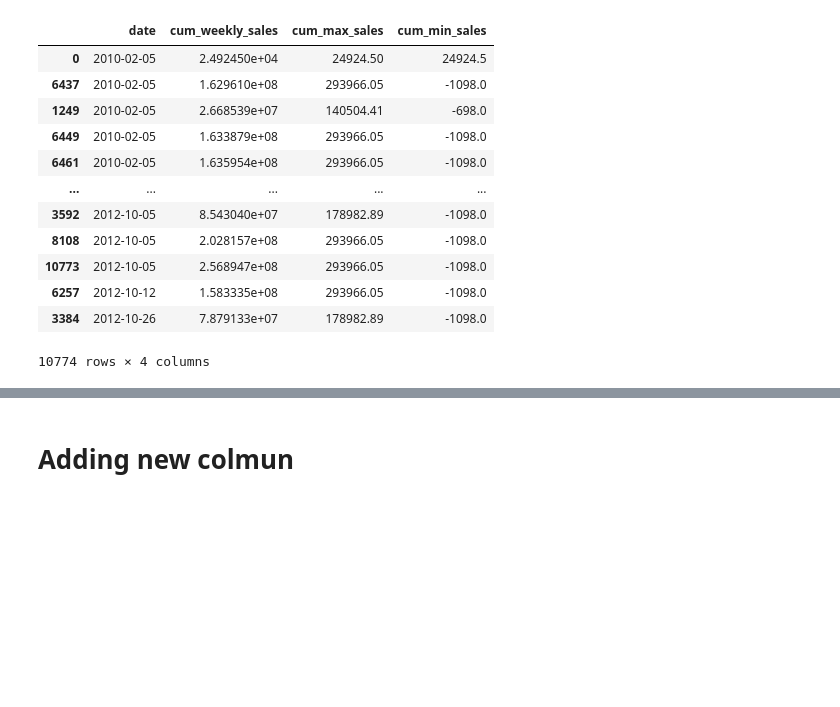
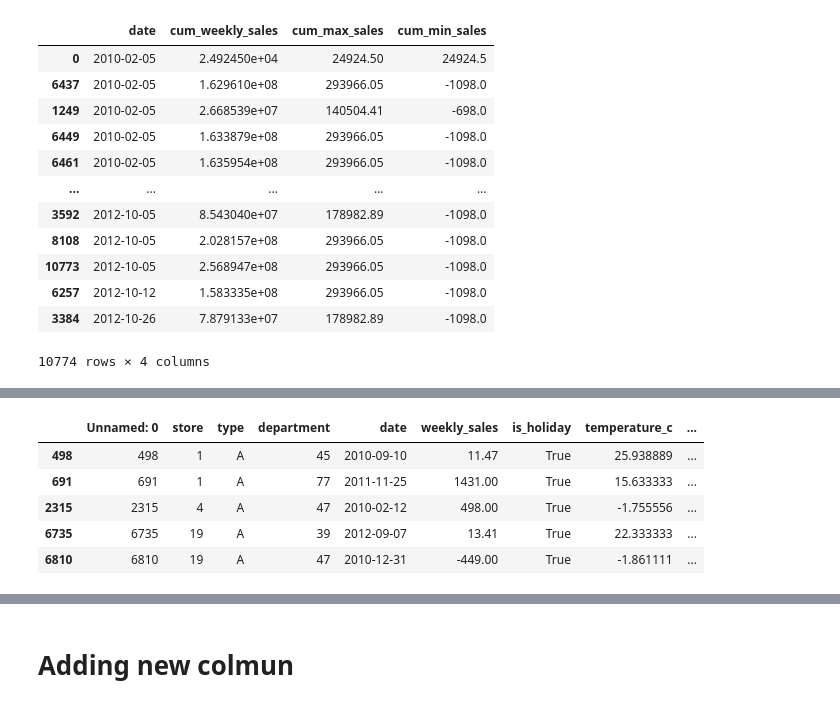
Before and after one commit to albertNSBM/Pandas_revision, a Jupyter notebook: Pandas_revision.ipynb, the cells around one changed output, grey strips where cells are left out. Drawn from its saved outputs; the diff is of its cells as text; code cells hidden in the pictures; blank space fills up the shorter version.

```diff
--- a/Pandas_revision.ipynb
+++ b/Pandas_revision.ipynb
@@ -292,0 +316,10 @@ sales_1_1
+# %%
+holiday_dates=sales[sales['is_holiday']].drop_duplicates(subset=['date'])
+holiday_dates.head()
+# %% [output]
+|  | Unnamed: 0 | store | type | department | date | weekly_sales | is_holiday | temperature_c | ... |
+| 498 | 498 | 1 | A | 45 | 2010-09-10 | 11.47 | True | 25.938889 | ... |
+| 691 | 691 | 1 | A | 77 | 2011-11-25 | 1431.00 | True | 15.633333 | ... |
+| 2315 | 2315 | 4 | A | 47 | 2010-02-12 | 498.00 | True | -1.755556 | ... |
+| 6735 | 6735 | 19 | A | 39 | 2012-09-07 | 13.41 | True | 22.333333 | ... |
+| 6810 | 6810 | 19 | A | 47 | 2010-12-31 | -449.00 | True | -1.861111 | ... |
```
Also changed, not shown: parts of 17 cells of this notebook.
